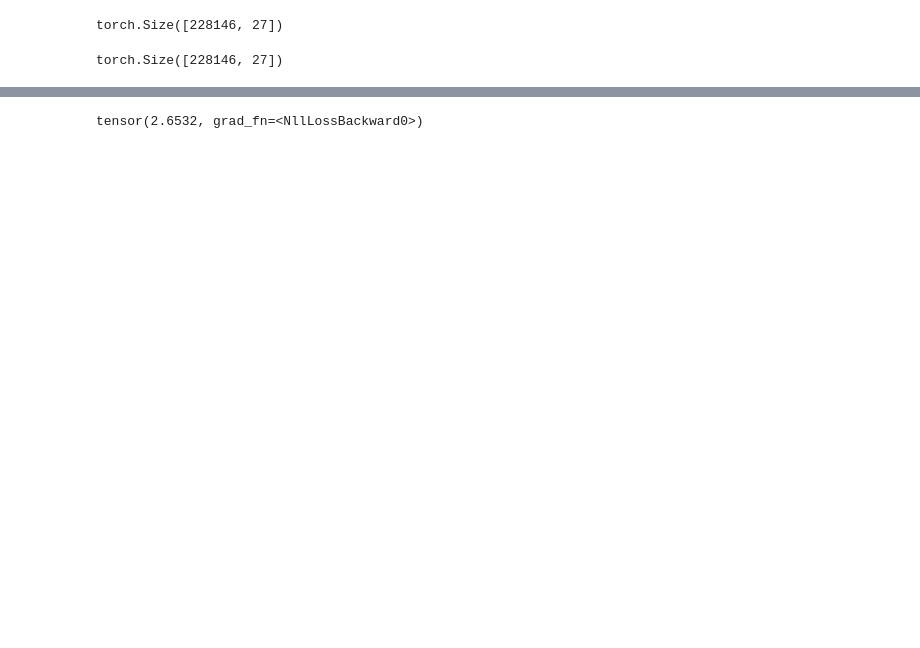
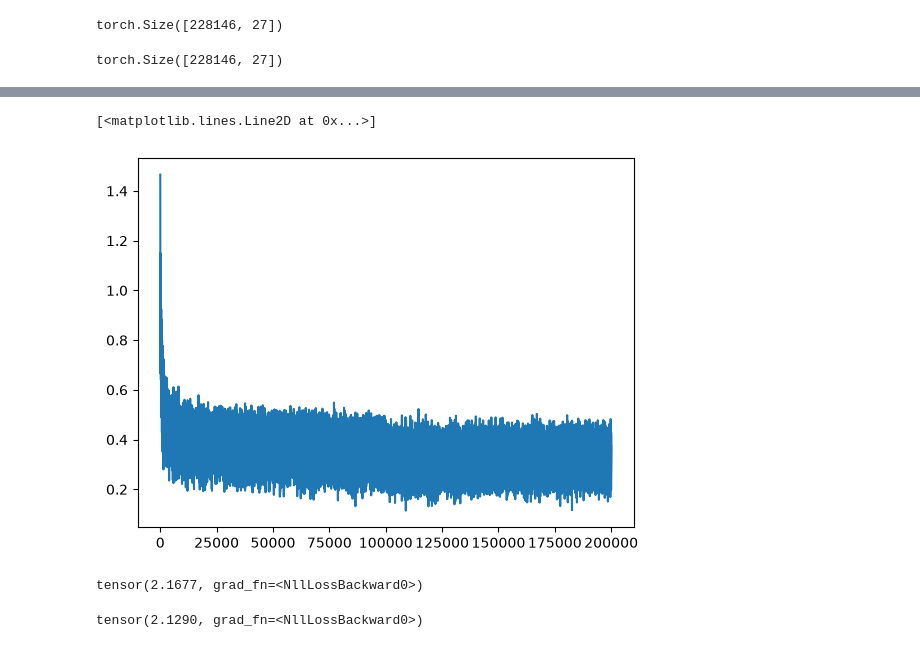
Before and after one commit to adiacov/ml-makemore, a Jupyter notebook: notebooks/002_raw_mlp.ipynb, the cells around one changed output, grey strips where cells are left out. Cells and saved outputs as stored; diff of their text form; code cells hidden in the pictures; blank space fills up the shorter version.

```diff
--- a/notebooks/002_raw_mlp.ipynb
+++ b/notebooks/002_raw_mlp.ipynb
@@ -143,6 +205,6 @@ tensor([[True, True, True, True, True, True],
 # %%
 # first layer
 # h = torch.tanh(emb.view(emb.shape[0], input_size) @ W1 + b1)
-h = torch.tanh(emb.view(-1, 6) @ W1 + b1)
+h = torch.tanh(emb.view(-1, input_size) @ W1 + b1)
 h.shape, h
 # %% [output]
@@ -157,7 +219,7 @@ h.shape, h
 # %%
 # second layer
-W2 = torch.randn((100, 27))
-b2 = torch.rand(27)
+W2 = torch.randn((h_size, vocab_size))
+b2 = torch.rand(vocab_size)
 # %%
 logits = h @ W2 + b2
 logits.shape
@@ -202,14 +273,25 @@ for p in parameters:
+# %%
+# track learning rate and loss
+# note: tracking on 1000 steps, we found that the plot showed that,
+# about -1 learning rate exponent the learning is best.
+# learning rate exponent -1 is 0.1, so starting learning rate is 0.1 in our training;
+# we also may decrease the training rate to 0.01 or even 0.001 to slow down the learning rate,
+# when the loss is small enough so we don't blow it
+# lri = []
+lossi = []
+stepi = []
 # %%
-for _ in range(1000):
+# train
+for i in range(200_000):
 
     # mini-batch construct (for efficiency)
-    ix = torch.randint(0, X.shape[0], (32, )) # 32 random indexes from X; shape (32)
+    ix = torch.randint(0, Xtr.shape[0], (32,))  # 32 random indexes from X; shape (32)
 
     # forward pass
-    emb = C[X[ix]]
+    emb = C[Xtr[ix]]
     h = torch.tanh(emb.view(-1, input_size) @ W1 + b1)
     logits = h @ W2 + b2
-    loss = F.cross_entropy(logits, Y[ix])
+    loss = F.cross_entropy(logits, Ytr[ix])
 
     # backward pass
     for p in parameters:
@@ -217,8 +299,16 @@ for _ in range(1000):
     loss.backward()
 
     # update
+    # lr = lrs[i]  # learning rate
+    # learning rate after tracking and analysis
+    lr = 0.1 if i < 100_000 else 0.01
     for p in parameters:
-        p.data += -0.1 * p.grad
+        p.data += -lr * p.grad
 
-print('loss:', loss.item())
+    # track stats
+    # lri.append(lre[i])
+    lossi.append(loss.log10().item())
+    stepi.append(i)
+
+print("loss:", loss.item())
 # %% [output]
@@ -226,8 +316,28 @@ loss: 2.6770668029785156
+# %%
+plt.plot(stepi, lossi)
+# %% [output]
+[<matplotlib.lines.Line2D at 0x...>]
+[figure, added]
 # %%
-emb = C[X]
+# evaluate on dev set
+# note: the model didn't see/train on dev set,
+# so here we can evaluate the loss after training
+
+emb = C[Xdev]
 h = torch.tanh(emb.view(-1, input_size) @ W1 + b1)
 logits = h @ W2 + b2
-loss = F.cross_entropy(logits, Y)
+loss = F.cross_entropy(logits, Ydev)
 loss
 # %% [output]
-tensor(2.6532, grad_fn=<NllLossBackward0>)
+tensor(2.1677, grad_fn=<NllLossBackward0>)
+# %%
+# evaluate on training set
+# note: the model didn't train on training set
+
+emb = C[Xtr]
+h = torch.tanh(emb.view(-1, input_size) @ W1 + b1)
+logits = h @ W2 + b2
+loss = F.cross_entropy(logits, Ytr)
+loss
+# %% [output]
+tensor(2.1290, grad_fn=<NllLossBackward0>)
```
Also changed, not shown: parts of 19 cells of this notebook, 1 other file.
